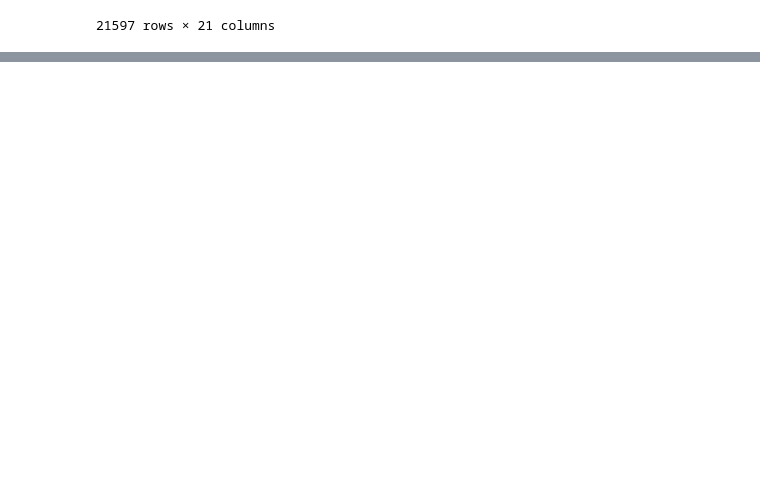
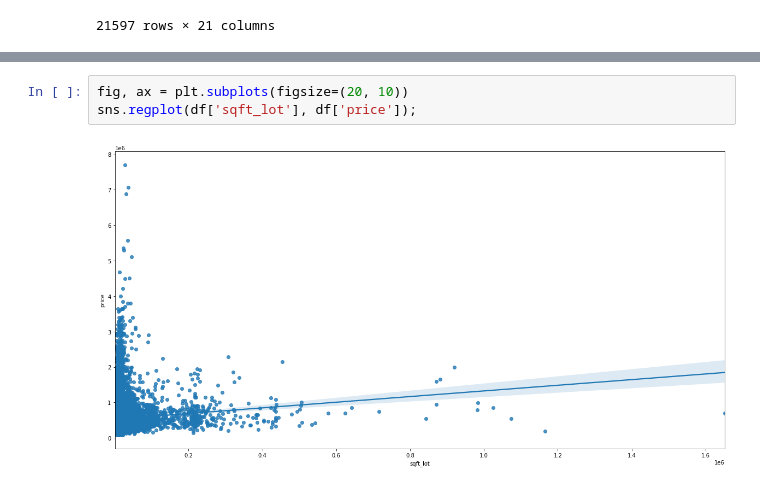
Before and after one commit to kjkahalley/King-County-housing-analysis, a Jupyter notebook: notebooks/exploratory/Griffin/project_notebook.ipynb, the cells around one changed output, grey strips where cells are left out. Saved outputs shown, nothing was run; the diff lists cells and outputs as text; blank space fills up the shorter version.

```diff
--- a/notebooks/exploratory/Griffin/project_notebook.ipynb
+++ b/notebooks/exploratory/Griffin/project_notebook.ipynb
@@ -34,0 +107,5 @@ df = data.drop()
+# %%
+fig, ax = plt.subplots(figsize=(20, 10))
+sns.regplot(df['sqft_lot'], df['price']);
+# %% [output]
+[figure, added]
```
Also changed, not shown: parts of 13 cells of this notebook, 1 other file.
